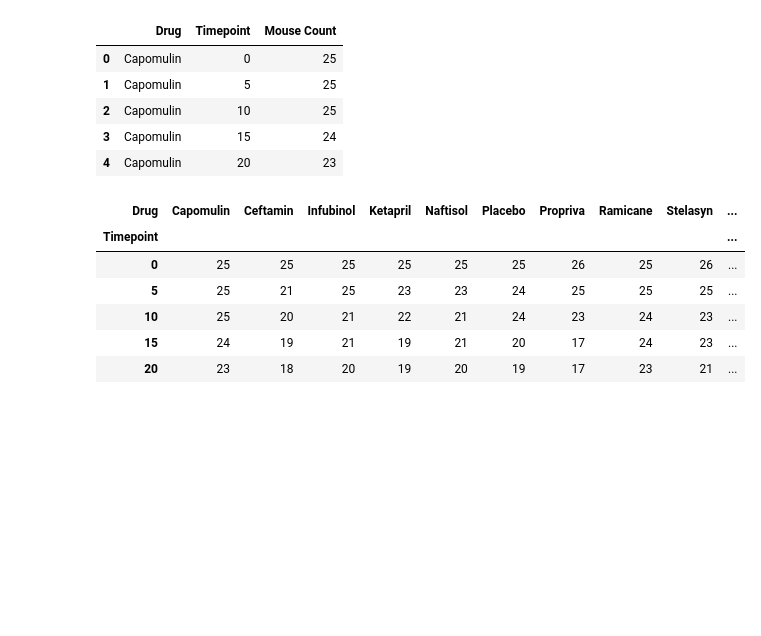
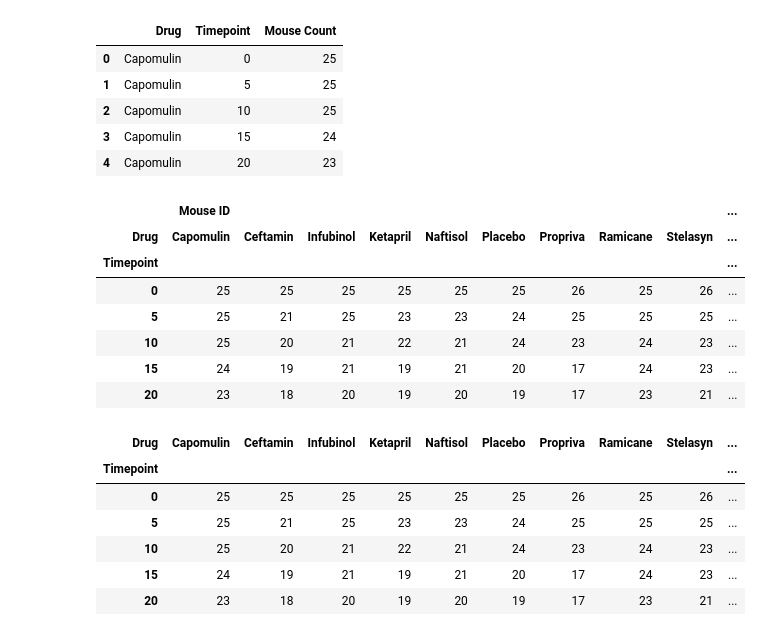
Before and after one commit to bradmendolla/Pymaceuticals, a Jupyter notebook: Pymaceuticals/Pymaceuticals.ipynb, the cells around one changed output. Cells and saved outputs as stored; diff of their text form; code cells hidden in the pictures; blank space fills up the shorter version.

```diff
--- a/Pymaceuticals/Pymaceuticals.ipynb
+++ b/Pymaceuticals/Pymaceuticals.ipynb
@@ -207,7 +207,11 @@ capomulin_m
 ## Survival Rates
 # %%
 # Store the Count of Mice Grouped by Drug and Timepoint (W can pass any metric)
+drug_tp_count = drug_tp_groupby.count()
+
 
 # Convert to DataFrame
-
+drop_tum_met_count = drug_tp_count.drop(["Metastatic Sites","Tumor Volume (mm3)"], axis = 1)
 # Preview DataFrame
+mouse_count=drop_tum_met_count.reset_index()
+mouse_count.head()
@@ -221,8 +232,18 @@ capomulin_m
 | 4 | Capomulin | 20 | 23 |
 # %%
 # Minor Data Munging to Re-Format the Data Frames
-
+mouse_count_df = drop_tum_met_count.unstack("Drug")
 # Preview the Data Frame
+mouse_count_df.head()
+# %% [output]
+|  | Mouse ID |  |  |  |  |  |  |  |  | ... |
+| Drug | Capomulin | Ceftamin | Infubinol | Ketapril | Naftisol | Placebo | Propriva | Ramicane | Stelasyn | ... |
+| Timepoint |  |  |  |  |  |  |  |  |  | ... |
+| 0 | 25 | 25 | 25 | 25 | 25 | 25 | 26 | 25 | 26 | ... |
+| 5 | 25 | 21 | 25 | 23 | 23 | 24 | 25 | 25 | 25 | ... |
+| 10 | 25 | 20 | 21 | 22 | 21 | 24 | 23 | 24 | 23 | ... |
+| 15 | 24 | 19 | 21 | 19 | 21 | 20 | 17 | 24 | 23 | ... |
+| 20 | 23 | 18 | 20 | 19 | 20 | 19 | 17 | 23 | 21 | ... |
 # %%
 # %% [output]
 | Drug | Capomulin | Ceftamin | Infubinol | Ketapril | Naftisol | Placebo | Propriva | Ramicane | Stelasyn | ... |
```
Also changed, not shown: parts of 1 cell of this notebook.
